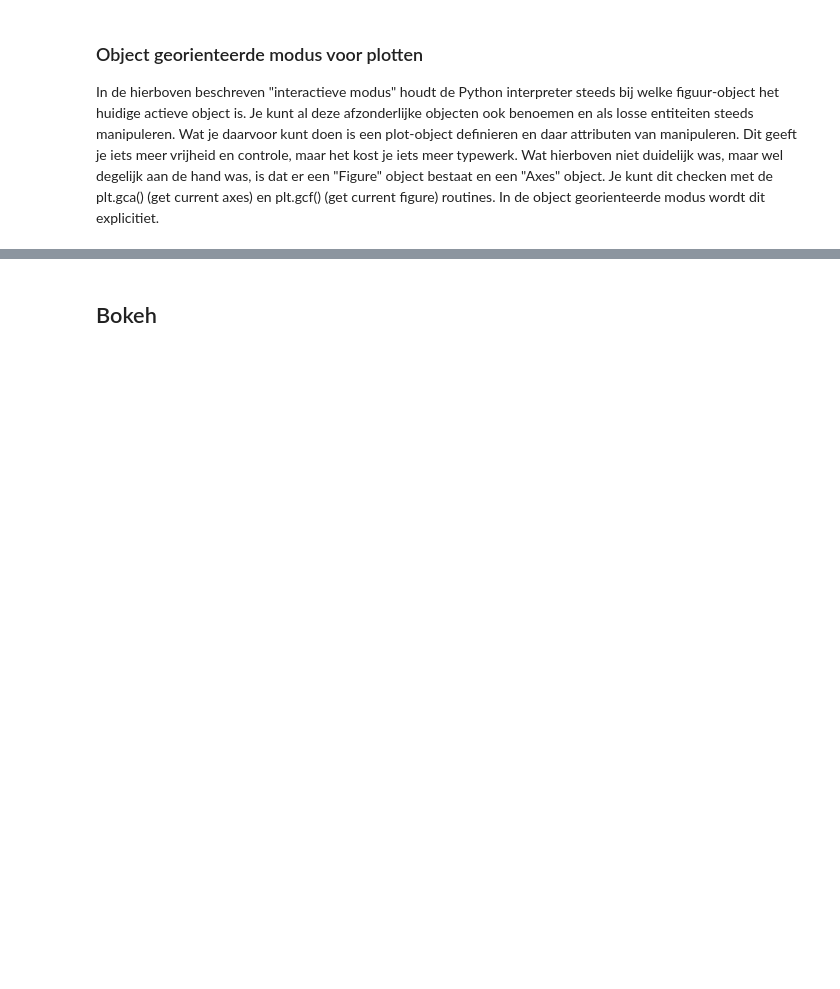
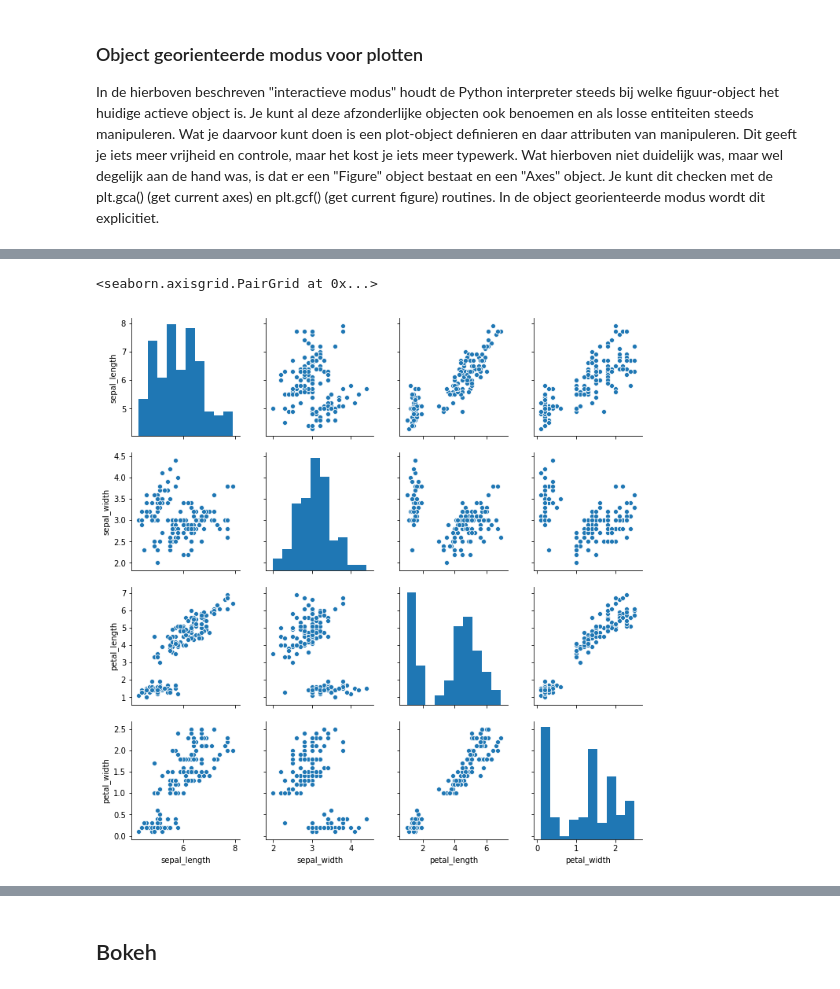
Before and after one commit to harcel/PyDataScienceIntroNL, a Jupyter notebook: Instructie_3.ipynb, the cells around one changed output, grey strips where cells are left out. Saved outputs shown, nothing was run; the diff lists cells and outputs as text; code cells hidden in the pictures; blank space fills up the shorter version.

```diff
--- a/Instructie_3.ipynb
+++ b/Instructie_3.ipynb
@@ -73,0 +94,7 @@ De mogelijkheden van matplotlib worden mooi geillustreerd, met voorbeeldcode, in
+# %%
+import seaborn as sns
+
+sns.pairplot(sns.load_dataset('iris') )
+# %% [output]
+<seaborn.axisgrid.PairGrid at 0x...>
+[figure, added]
```
Also changed, not shown: parts of 9 cells of this notebook.
